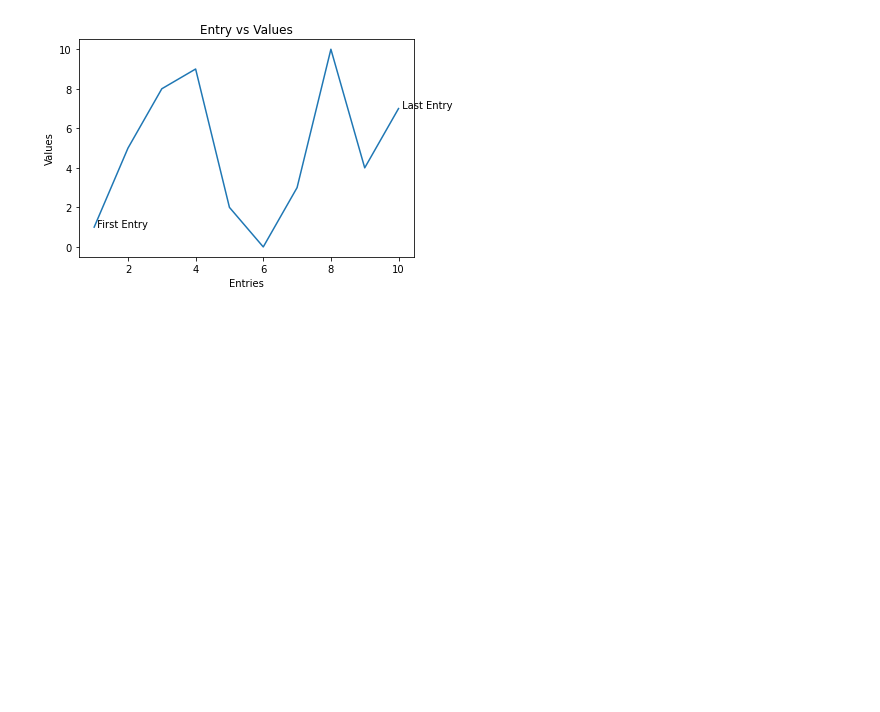
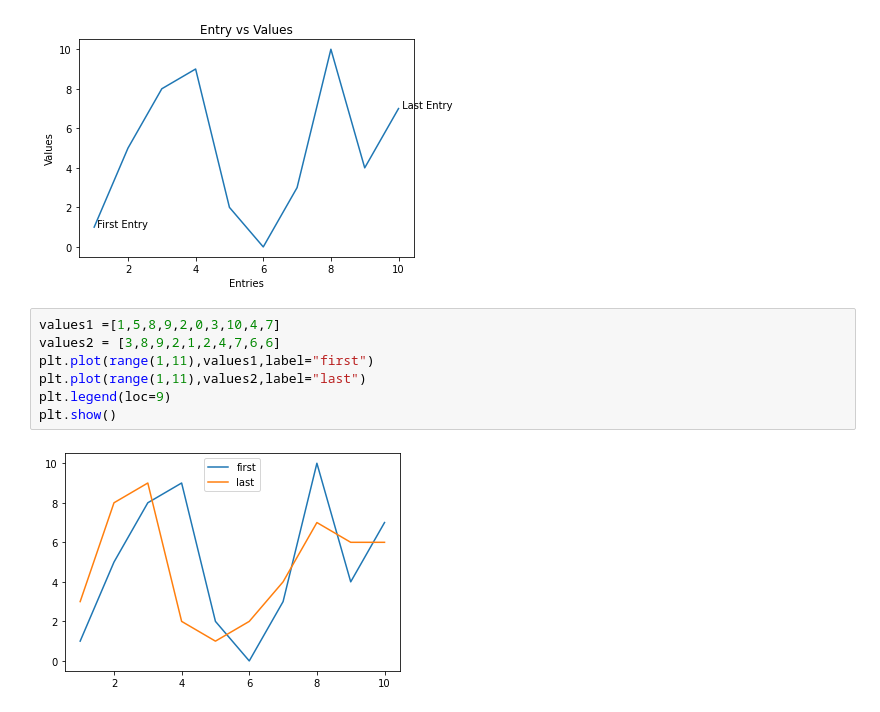
Before and after one commit to Jiya0805/Python2, a Jupyter notebook: unit 2-checkpoint.ipynb, the cells around one changed output. Drawn from its saved outputs; the diff is of its cells as text; blank space fills up the shorter version.

```diff
--- a/unit 2-checkpoint.ipynb
+++ b/unit 2-checkpoint.ipynb
@@ -1066,3 +1066,12 @@ plt.title("Entry vs Values")
 plt.show()
 # %% [output]
 [figure]
+# %%
+values1 =[1,5,8,9,2,0,3,10,4,7]
+values2 = [3,8,9,2,1,2,4,7,6,6]
+plt.plot(range(1,11),values1,label="first")
+plt.plot(range(1,11),values2,label="last")
+plt.legend(loc=9)
+plt.show()
+# %% [output]
+[figure, added]
```
Also changed, not shown: parts of 12 cells of this notebook.
